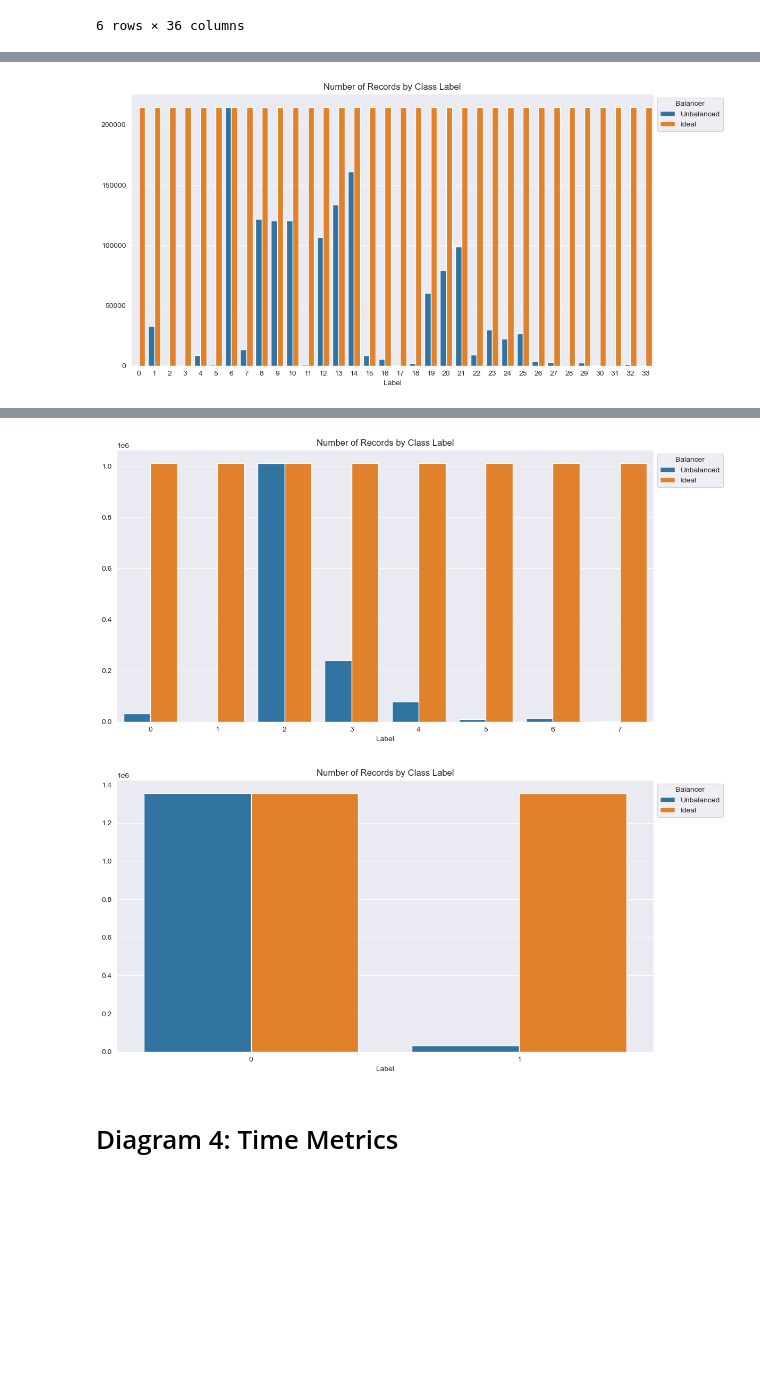
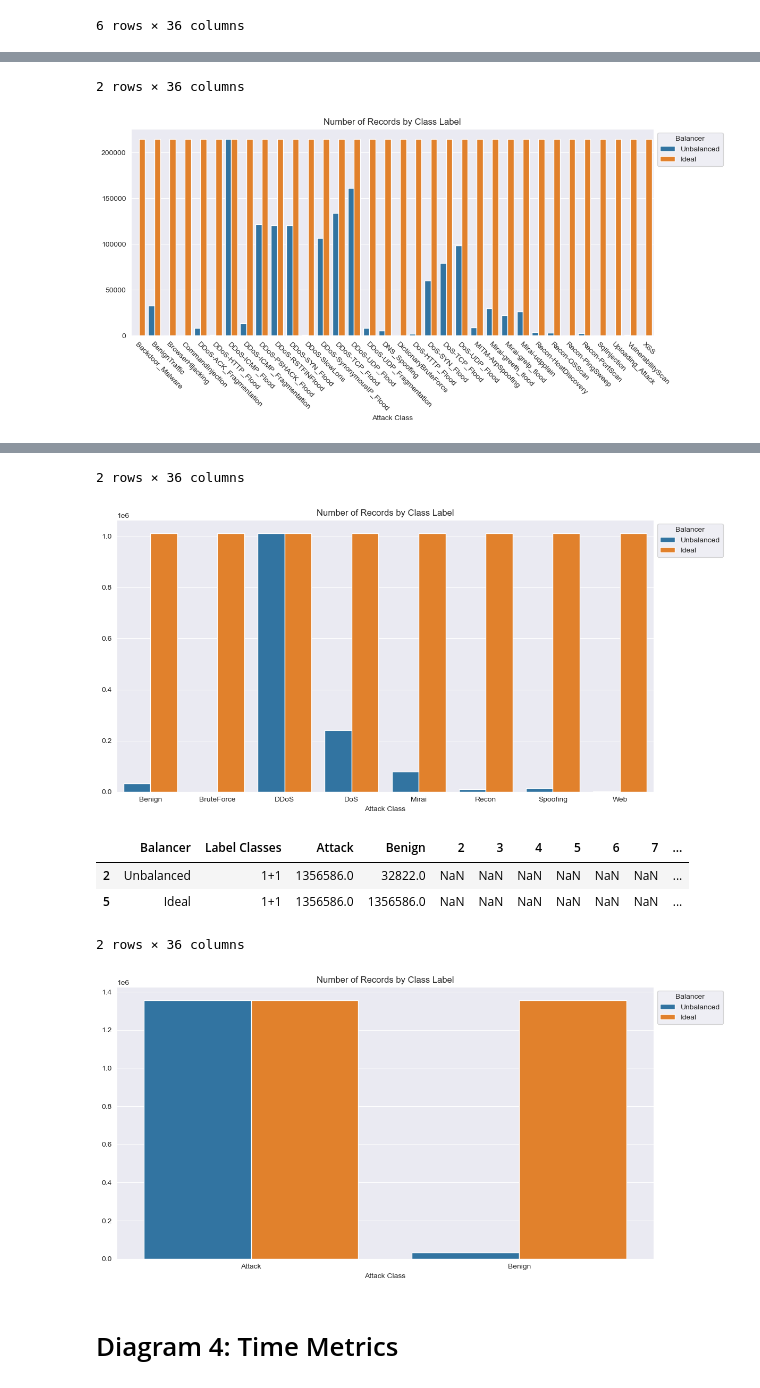
Before and after one commit to Keko787/Generating-a-Balanced-IoT-Cyber-Attack-Dataset-with-GAN-COIL-Collaboration-, a Jupyter notebook: graphs/results.ipynb, the cells around one changed output, grey strips where cells are left out. Drawn from its saved outputs; the diff is of its cells as text; code cells hidden in the pictures; blank space fills up the shorter version.

Commit message:
Added inverse-encoding of Diagram 3 x-axis labels. Now attack names.

```diff
--- a/graphs/results.ipynb
+++ b/graphs/results.ipynb
@@ -123,18 +125,38 @@ label_count_metrics
 # %%
 for label_class in ['33+1', '7+1', '1+1']:
     df_long = label_count_metrics[label_count_metrics['Label Classes'] == label_class]
+
+    # Inverse encoded labels
+    match label_class:
+        case '33+1':
+            encoder_file_relative_location = "../classical_sampling_techniques/label_encoders/full_label_encoder.pkl"
+        case '7+1':
+            encoder_file_relative_location = "../classical_sampling_techniques/label_encoders/group_label_encoder.pkl"
+        case '1+1':
+            encoder_file_relative_location = "../classical_sampling_techniques/label_encoders/binary_label_encoder.pkl"
+
+    encoder = LabelEncoder()
+
+    with open(encoder_file_relative_location, "rb") as encoder_file:
+        encoder = pickle.load(encoder_file)
+
+    encoding = {str(index): label for index, label in enumerate(encoder.classes_)}
+
+    df_long = df_long.rename(columns=encoding)
+    display(df_long)
+
     df_long = df_long.drop(['Label Classes'], axis=1)
     df_long = df_long.dropna(how= "all", axis=1)
     df_long = pd.melt(df_long, id_vars=['Balancer'], var_name='Column', value_name='Value')
 
-    df_long['Column'] = df_long['Column'].astype(int)
     # Create the bar plot
     plt.figure(figsize=(12, 6))
-    sns.barplot(data=df_long, x='Column', y='Value', hue='Balancer')
-
+    g = sns.barplot(data=df_long, x='Column', y='Value', hue='Balancer')
+    if label_class == '33+1':
+        plt.xticks(rotation=-45, ha='left', rotation_mode='anchor')
     # Customize the plot
     plt.title('Number of Records by Class Label')
-    plt.xlabel('Label')
+    plt.xlabel('Attack Class')
     plt.ylabel('')
     plt.legend(title='Balancer', bbox_to_anchor=(1, 1))
     plt.tight_layout()
@@ -145 +170,2 @@ for label_class in ['33+1', '7+1', '1+1']:
+2 rows × 36 columns
-[figure, old version]
+[figure, new version]
@@ -146,5 +175,10 @@ for label_class in ['33+1', '7+1', '1+1']:
+2 rows × 36 columns
-[figure, old version]
+[figure, new version]
+|  | Balancer | Label Classes | Attack | Benign | 2 | 3 | 4 | 5 | 6 | 7 | ... |
+| 2 | Unbalanced | 1+1 | 1356586.0 | 32822.0 | NaN | NaN | NaN | NaN | NaN | NaN | ... |
+| 5 | Ideal | 1+1 | 1356586.0 | 1356586.0 | NaN | NaN | NaN | NaN | NaN | NaN | ... |
+2 rows × 36 columns
-[figure, old version]
+[figure, new version]
 # %% [markdown]
 # Diagram 4: Time Metrics
 # %%
```
Also changed, not shown: parts of 2 cells of this notebook.
